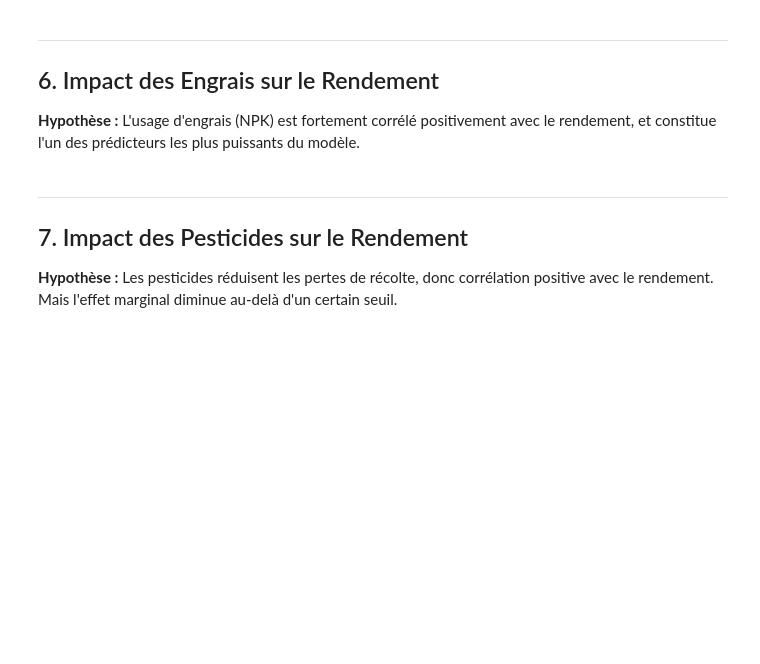
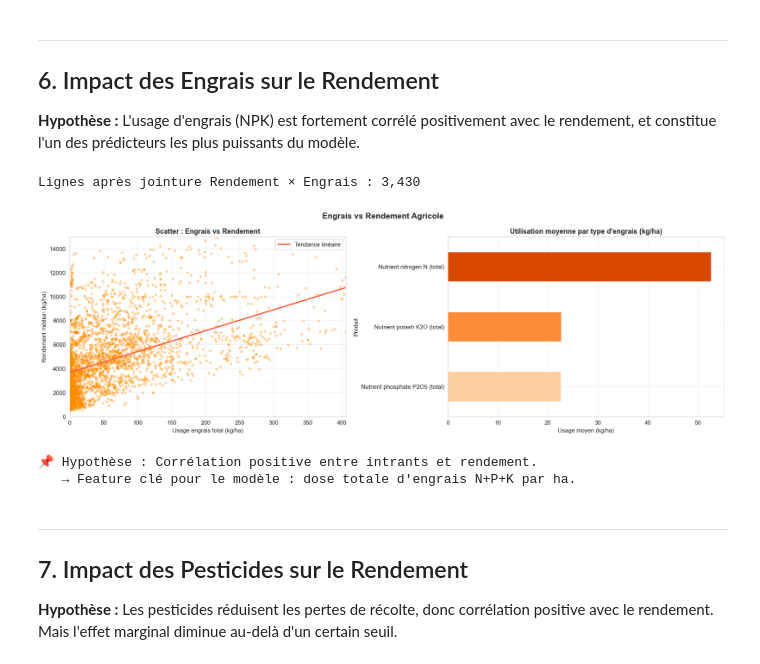
Before and after one commit to 2Alexis/Swarm_Prediction, a Jupyter notebook: data_visualization.ipynb, the cells around one changed output. Saved outputs shown, nothing was run; the diff lists cells and outputs as text; code cells hidden in the pictures; blank space fills up the shorter version.

```diff
--- a/data_visualization.ipynb
+++ b/data_visualization.ipynb
@@ -308,33 +369,39 @@ fig.suptitle('Engrais vs Rendement Agricole', fontsize=15, fontweight='bold')
 sample3 = df_merged_fert.sample(min(5000, len(df_merged_fert)), random_state=42)
 
 # Scatter
 axes[0].scatter(sample3['Engrais_kgha'], sample3['Rendement'], alpha=0.3, s=15, color='darkorange')
 try:
     s = sample3.dropna(subset=['Engrais_kgha', 'Rendement'])
     z = np.polyfit(s['Engrais_kgha'], s['Rendement'], 1)
     p = np.poly1d(z)
     x_line = np.linspace(0, s['Engrais_kgha'].quantile(0.99), 200)
     axes[0].plot(x_line, p(x_line), color='tomato', lw=2.5, label='Tendance linéaire')
     axes[0].legend()
 except Exception:
     pass
 axes[0].set_xlabel('Usage engrais total (kg/ha)')
 axes[0].set_ylabel('Rendement médian (kg/ha)')
 axes[0].set_title('Scatter : Engrais vs Rendement')
+axes[0].set_ylim(0, df_merged_fert['Rendement'].quantile(0.99) * 1.1)
 axes[0].set_xlim(0, df_merged_fert['Engrais_kgha'].quantile(0.99))
 
 # Par type d'engrais (NPK)
 fert_by_type = df_fert.groupby('Produit')['Valeur'].mean().nlargest(10).sort_values()
 colors_fert = sns.color_palette('Oranges', len(fert_by_type))
 fert_by_type.plot(kind='barh', ax=axes[1], color=colors_fert, edgecolor='white')
 axes[1].set_title('Utilisation moyenne par type d\'engrais (kg/ha)')
 axes[1].set_xlabel('Usage moyen (kg/ha)')
 
 plt.tight_layout()
 plt.show()
 
 print('📌 Hypothèse : Corrélation positive entre intrants et rendement.')
 print('   → Feature clé pour le modèle : dose totale d\'engrais N+P+K par ha.')
+# %% [output]
+Lignes après jointure Rendement × Engrais : 3,430
+[figure, added]
+📌 Hypothèse : Corrélation positive entre intrants et rendement.
+   → Feature clé pour le modèle : dose totale d'engrais N+P+K par ha.
 # %% [markdown]
 ---
 ## 7. Impact des Pesticides sur le Rendement
```
Also changed, not shown: parts of 16 cells of this notebook, 11 other files.
